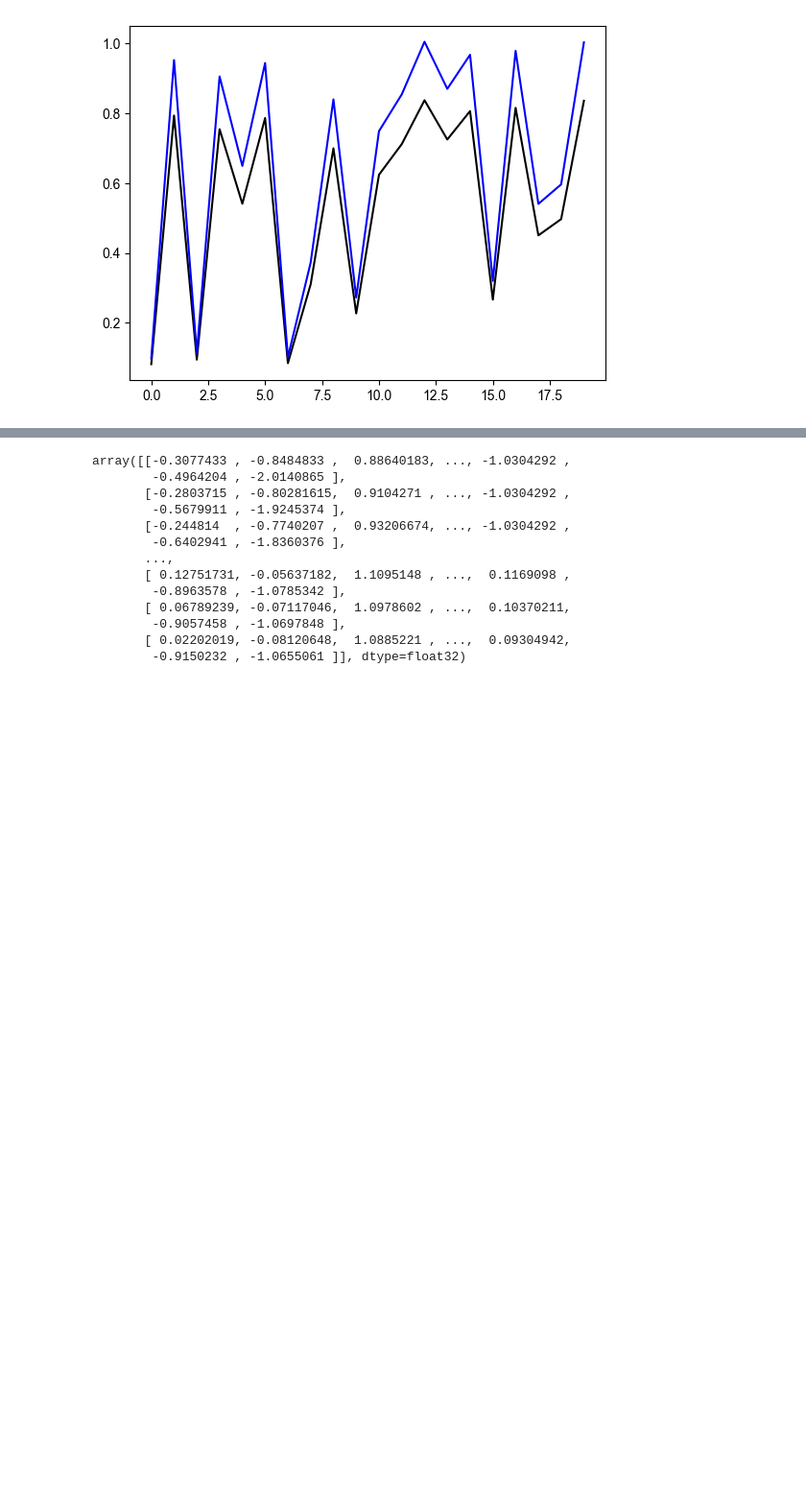
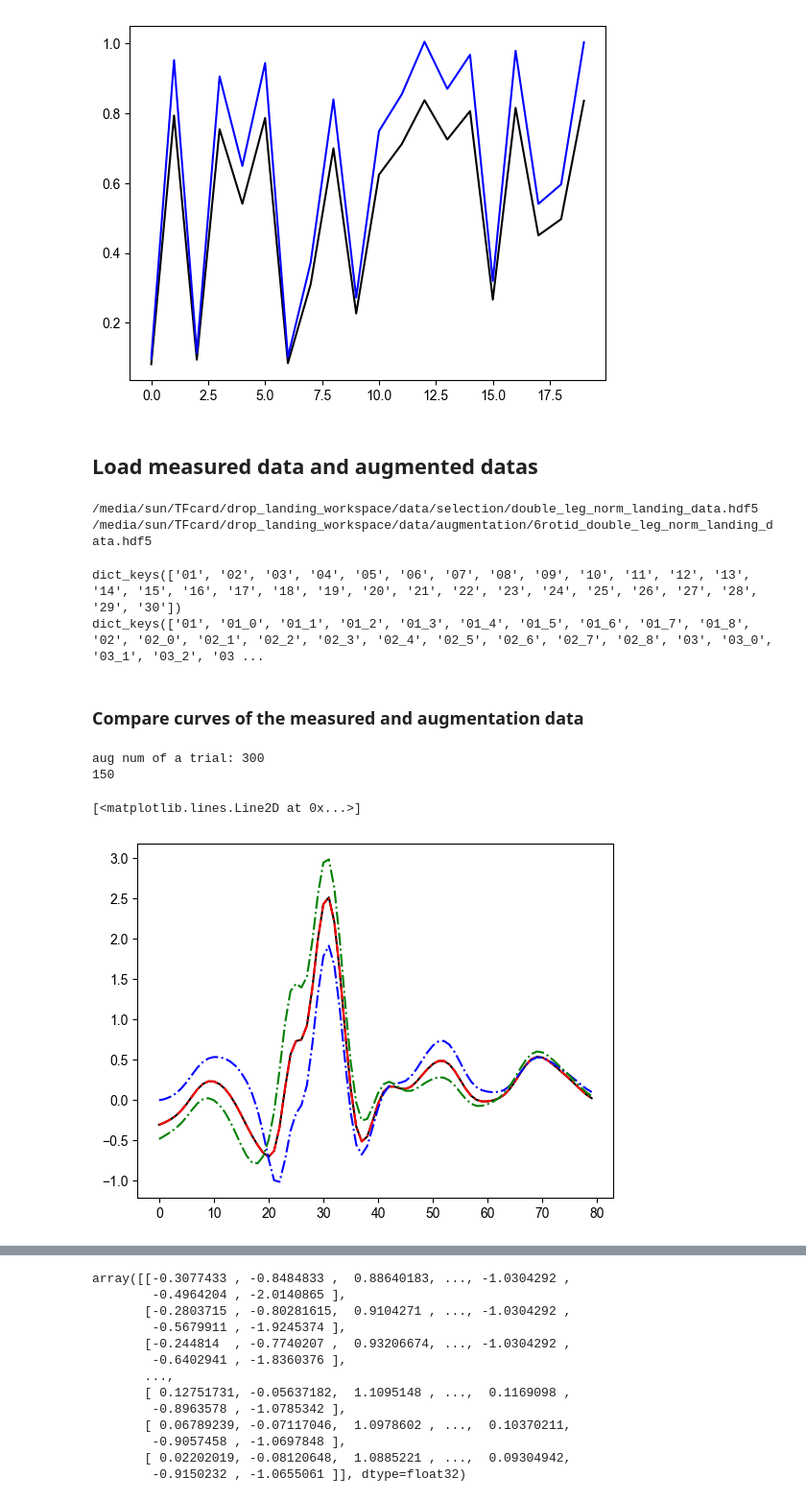
Before and after one commit to sunzhon/transfer_learning_for_droplanding, a Jupyter notebook: jupyter-lab/training_data_analysis.ipynb, the cells around one changed output, grey strips where cells are left out. Shown at 96% size. Cells and saved outputs as stored; diff of their text form; code cells hidden in the pictures; blank space fills up the shorter version.

```diff
--- a/jupyter-lab/training_data_analysis.ipynb
+++ b/jupyter-lab/training_data_analysis.ipynb
@@ -376,3 +350,56 @@ plt.plot(scaled_data[:,0],'b')
 # %% [output]
 [<matplotlib.lines.Line2D at 0x...>]
 [figure]
+# %% [markdown]
+## Load measured data and augmented datas
+# %%
+# load the selected subjects data
+subject_num=15; trial_num=25
+base_name = "norm_landing_data.hdf5"
+prefix_name = "double_leg_"
+h5_file_name = os.path.join(DATA_PATH,"selection",prefix_name+base_name)
+print(h5_file_name)
+measured_subjects_trials_data, _= pro_rd.load_subjects_dataset(h5_file_name=h5_file_name)
+
+
+# load the augmented subjects data
+base_name = "norm_landing_data.hdf5"
+prefix_name = "6rotid_double_leg_"
+h5_file_name = os.path.join(DATA_PATH,"augmentation",prefix_name+base_name)
+print(h5_file_name)
+augmented_subjects_trials_data, _ = pro_rd.load_subjects_dataset(h5_file_name=h5_file_name)
+# %% [output]
+/media/sun/TFcard/drop_landing_workspace/data/selection/double_leg_norm_landing_data.hdf5
+/media/sun/TFcard/drop_landing_workspace/data/augmentation/6rotid_double_leg_norm_landing_data.hdf5
+# %%
+a_subject = 'P_08_zhangboyuan'
+print(measured_subjects_trials_data[a_subject].keys())
+print(augmented_subjects_trials_data[a_subject].keys())
+# %% [output]
+dict_keys(['01', '02', '03', '04', '05', '06', '07', '08', '09', '10', '11', '12', '13', '14', '15', '16', '17', '18', '19', '20', '21', '22', '23', '24', '25', '26', '27', '28', '29', '30'])
+dict_keys(['01', '01_0', '01_1', '01_2', '01_3', '01_4', '01_5', '01_6', '01_7', '01_8', '02', '02_0', '02_1', '02_2', '02_3', '02_4', '02_5', '02_6', '02_7', '02_8', '03', '03_0', '03_1', '03_2', '03 ...
+# %% [markdown]
+### Compare curves of the measured and augmentation data
+# %%
+subject_id_name='P_08_zhangboyuan'
+trial_id='01'
+mdata = measured_subjects_trials_data[subject_id_name][trial_id]
+
+aug_num_of_a_trial = len(augmented_subjects_trials_data[subject_id_name].keys())
+print("aug num of a trial:", aug_num_of_a_trial)
+nonrot_trial_idx=int(round((aug_num_of_a_trial-1)/2+1))
+print(nonrot_trial_idx)
+
+adata_1 = augmented_subjects_trials_data[subject_id_name][trial_id]
+adata_2 = augmented_subjects_trials_data[subject_id_name][trial_id+'_'+str(0)]
+adata_3 = augmented_subjects_trials_data[subject_id_name][trial_id+'_'+str(8)]
+
+plt.plot(mdata['CHEST_Accel_X'],'k')
+plt.plot(adata_1['CHEST_Accel_X'],'r-.')
+plt.plot(adata_2['CHEST_Accel_X'],'b-.')
+plt.plot(adata_3['CHEST_Accel_X'],'g-.')
+# %% [output]
+aug num of a trial: 300
+150
+[<matplotlib.lines.Line2D at 0x...>]
+[figure, added]
```
Also changed, not shown: parts of 17 cells of this notebook, 9 other files.
